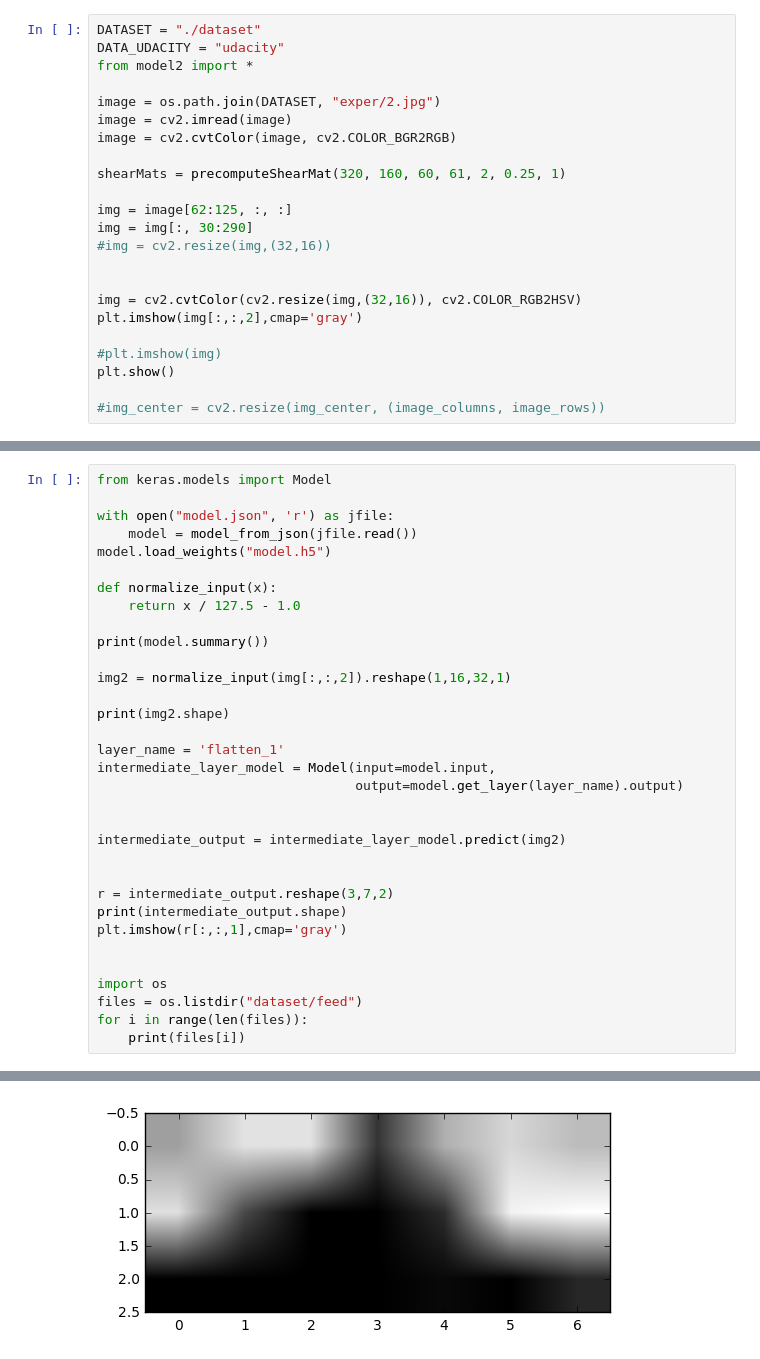
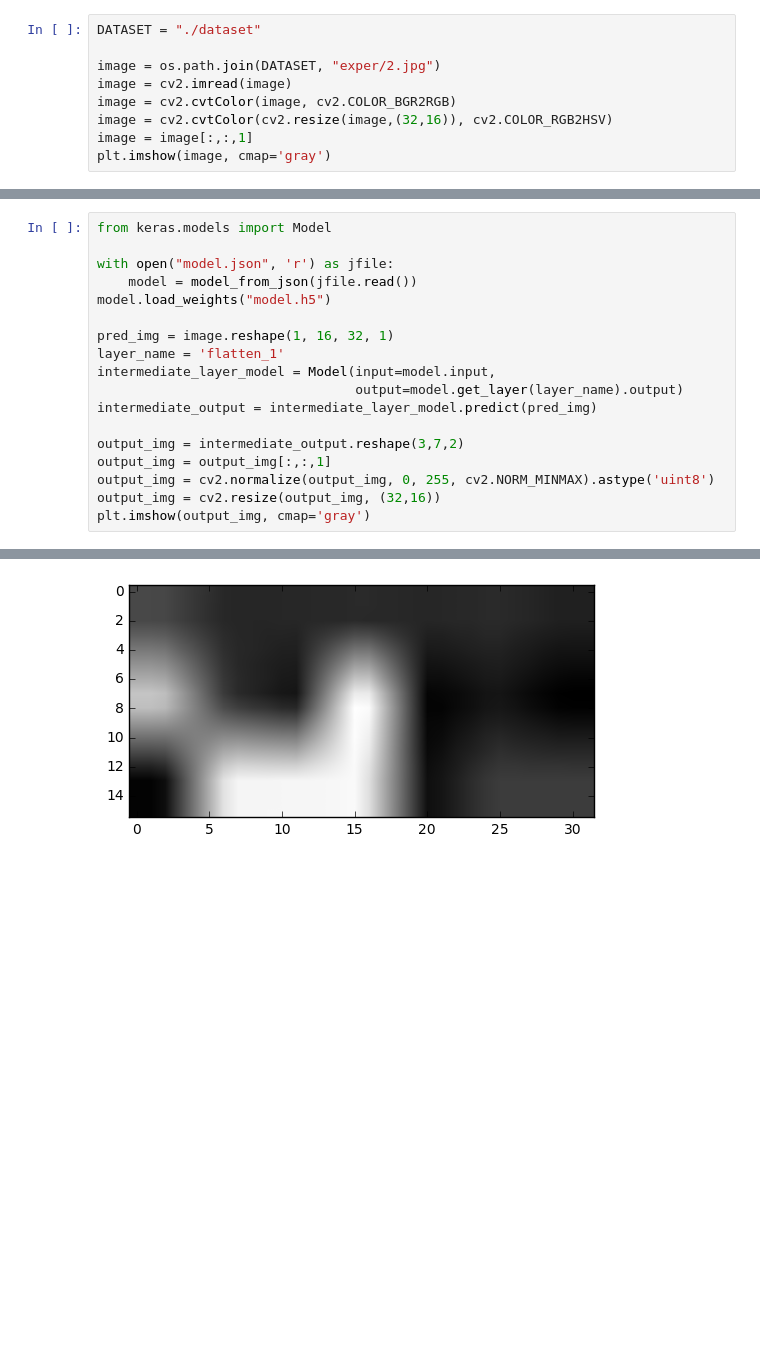
Before and after one commit to alphashi/CarND-Behavioral-Cloning, a Jupyter notebook: data_exploration.ipynb, the cells around one changed output, grey strips where cells are left out. Cells and saved outputs as stored; diff of their text form; blank space fills up the shorter version.

```diff
--- a/data_exploration.ipynb
+++ b/data_exploration.ipynb
@@ -19,24 +20,10 @@ Using TensorFlow backend.
 # %%
 DATASET = "./dataset"
-DATA_UDACITY = "udacity"
-from model2 import *
 
 image = os.path.join(DATASET, "exper/2.jpg")
 image = cv2.imread(image)
 image = cv2.cvtColor(image, cv2.COLOR_BGR2RGB)
-
-shearMats = precomputeShearMat(320, 160, 60, 61, 2, 0.25, 1)
-
-img = image[62:125, :, :]
-img = img[:, 30:290]
-#img = cv2.resize(img,(32,16))
-
-
-img = cv2.cvtColor(cv2.resize(img,(32,16)), cv2.COLOR_RGB2HSV)
-plt.imshow(img[:,:,2],cmap='gray')
-
-#plt.imshow(img)
-plt.show()
-
-#img_center = cv2.resize(img_center, (image_columns, image_rows))
+image = cv2.cvtColor(cv2.resize(image,(32,16)), cv2.COLOR_RGB2HSV)
+image = image[:,:,1]
+plt.imshow(image, cmap='gray')
 # %% [output]
@@ -48,30 +38,15 @@ with open("model.json", 'r') as jfile:
     model = model_from_json(jfile.read())
 model.load_weights("model.h5")
 
-def normalize_input(x):
-    return x / 127.5 - 1.0
-
-print(model.summary())
-
-img2 = normalize_input(img[:,:,2]).reshape(1,16,32,1)
-
-print(img2.shape)
-
+pred_img = image.reshape(1, 16, 32, 1)
 layer_name = 'flatten_1'
 intermediate_layer_model = Model(input=model.input,
                                  output=model.get_layer(layer_name).output)
+intermediate_output = intermediate_layer_model.predict(pred_img)
 
-
-intermediate_output = intermediate_layer_model.predict(img2)
-
-
-r = intermediate_output.reshape(3,7,2)
-print(intermediate_output.shape)
-plt.imshow(r[:,:,1],cmap='gray')
-
-
-import os
-files = os.listdir("dataset/feed")
-for i in range(len(files)):
-    print(files[i])
+output_img = intermediate_output.reshape(3,7,2)
+output_img = output_img[:,:,1]
+output_img = cv2.normalize(output_img, 0, 255, cv2.NORM_MINMAX).astype('uint8')
+output_img = cv2.resize(output_img, (32,16))
+plt.imshow(output_img, cmap='gray')
 # %% [output]
@@ -95 +54 @@ center_2016_12_01_13_33_09_562.jpg
-[figure, old version]
+[figure, new version]
```
Also changed, not shown: parts of 9 cells of this notebook, 7 other files.
